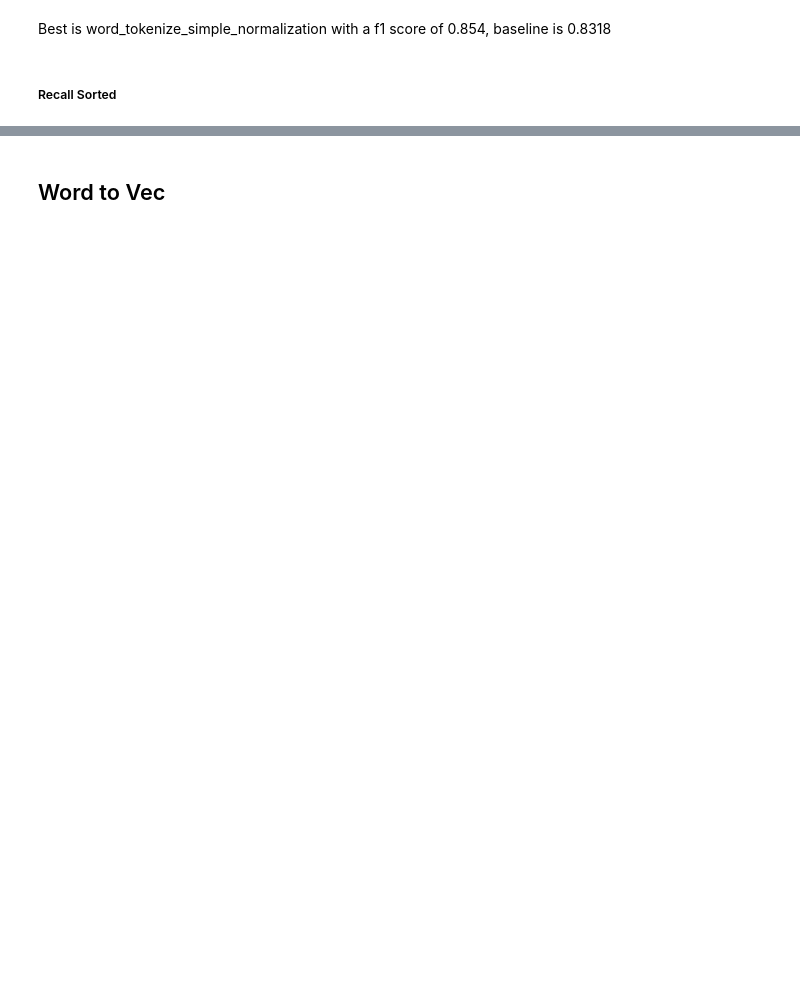
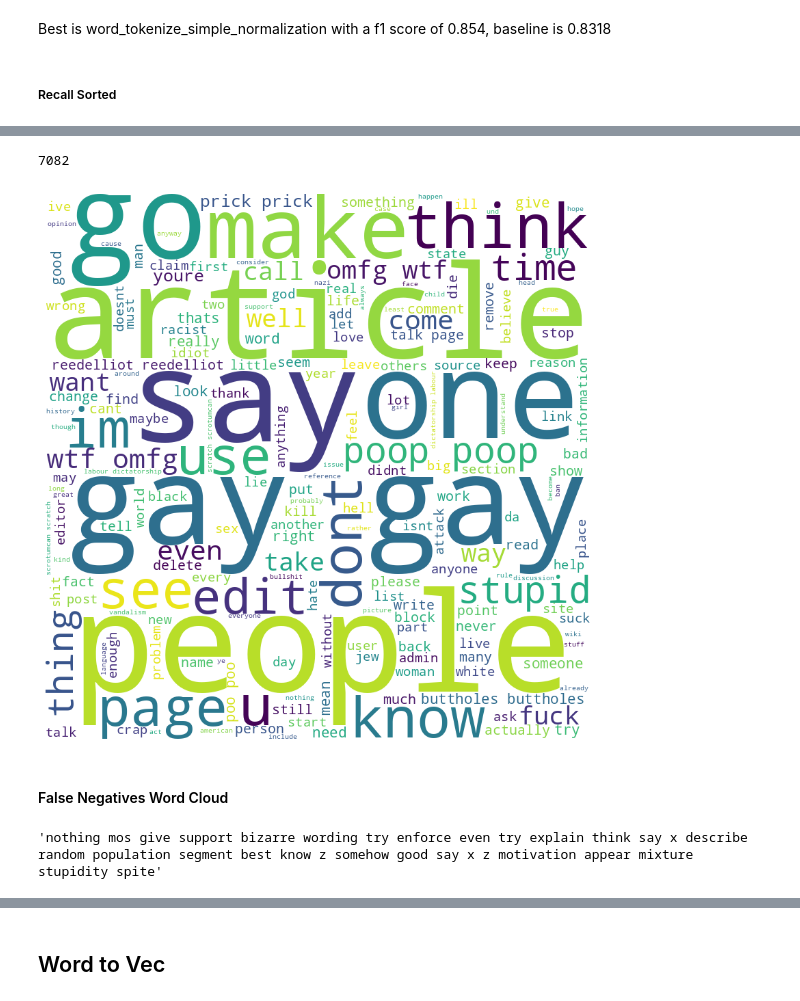
Before and after one commit to eithannak29/ToxicityBot, a Jupyter notebook: src/models/logistic_regression.ipynb, the cells around one changed output, grey strips where cells are left out. Cells and saved outputs as stored; diff of their text form; code cells hidden in the pictures; blank space fills up the shorter version.

```diff
--- a/src/models/logistic_regression.ipynb
+++ b/src/models/logistic_regression.ipynb
@@ -457,0 +526,15 @@ best_model = best_f1_logistic_regression_test_results["word_tokenize_normalizati
+# %%
+# test =Xs[best_preprocess][2]
+false_negatives = df_test[(y_pred == 0) & (y_test == 1)]
+false_positives = df_test[(y_pred == 1) & (y_test == 0)]
+# %%
+def show_word_cloud(comments):
+    comments = ' '.join(comments)
+    wordcloud = WordCloud(width = 800, height = 800,
+                background_color ='white',
+                min_font_size = 10).generate(comments)
+    plt.figure(figsize = (8, 8), facecolor = None)
+    plt.imshow(wordcloud)
+    plt.axis("off")
+    plt.tight_layout(pad = 0)
+    plt.show()
@@ -457,0 +551,3 @@ best_model = best_f1_logistic_regression_test_results["word_tokenize_normalizati
+# %%
+comments_false_positives = false_positives[f"comment_text_{best_preprocess}"].str.cat(sep = " ")
+comments_false_positives = enc.decode([ int(c) for c in comments_false_positives.split()])
@@ -457,0 +602,10 @@ best_model = best_f1_logistic_regression_test_results["word_tokenize_normalizati
+# %%
+counter_train.get("fuck")
+# %% [output]
+7082
+# %%
+show_word_cloud(comments_false_positives)
+# %% [output]
+[figure, added]
+# %% [markdown]
+#### False Negatives Word Cloud
@@ -457,0 +621,4 @@ best_model = best_f1_logistic_regression_test_results["word_tokenize_normalizati
+# %%
+com.iloc[22]
+# %% [output]
+'nothing mos give support bizarre wording try enforce even try explain think say x describe random population segment best know z somehow good say x z motivation appear mixture stupidity spite'
```
Also changed, not shown: parts of 120 cells of this notebook, 1 other file.
